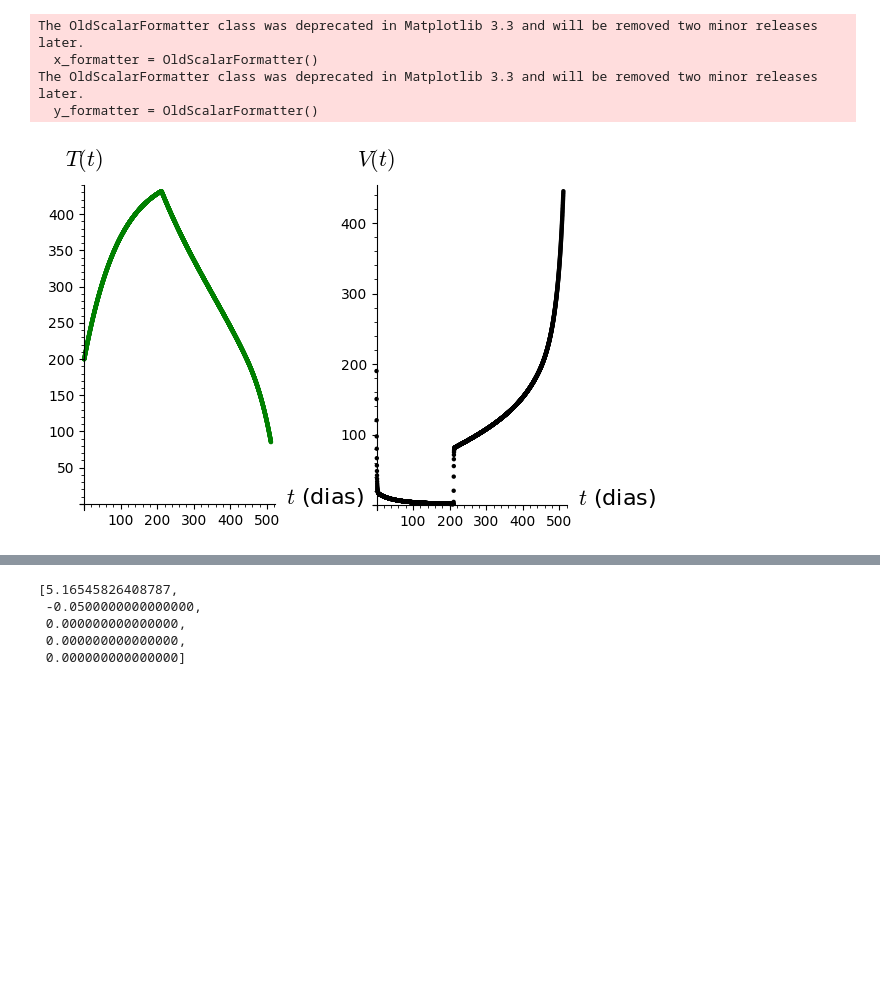
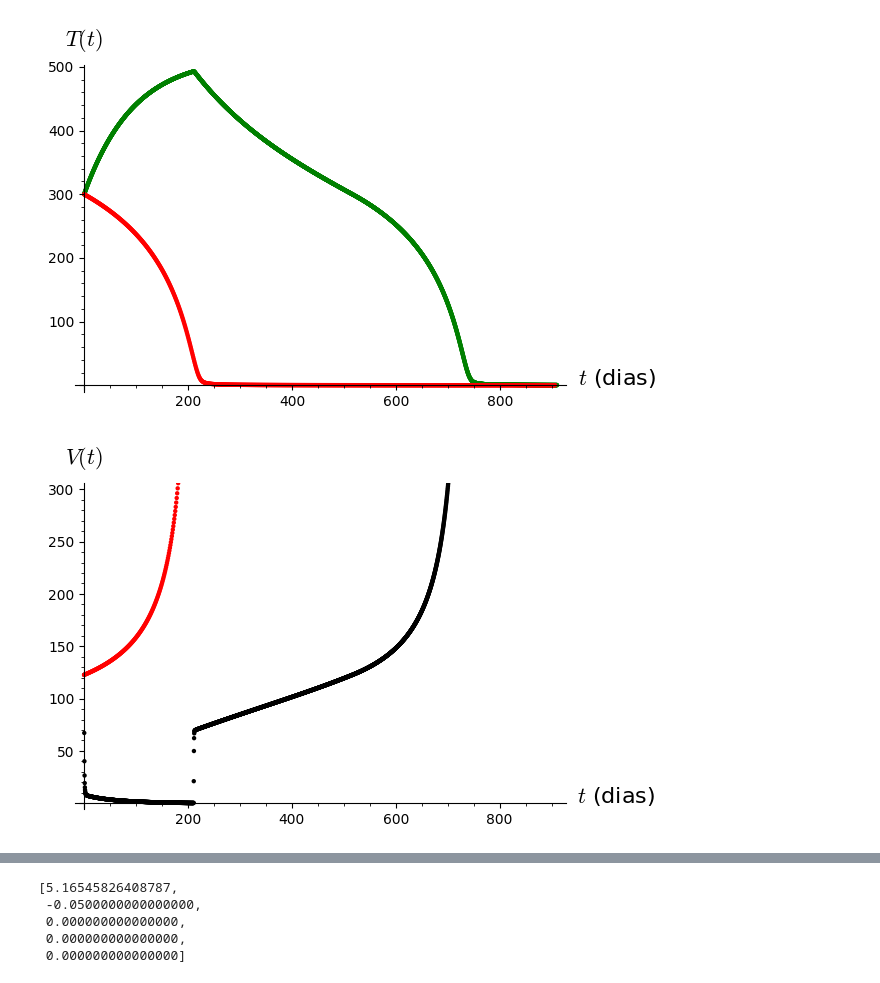
Before and after one commit to julymartins3/Trabalho-Final-MM4, a Jupyter notebook: codigo/HIV-simulations.ipynb, the cells around one changed output, grey strips where cells are left out. Cells and saved outputs as stored; diff of their text form; code cells hidden in the pictures; blank space fills up the shorter version.

```diff
--- a/codigo/HIV-simulations.ipynb
+++ b/codigo/HIV-simulations.ipynb
@@ -105,10 +108,23 @@ def find_T_pos(solution, T):
         if state[0] < T:
             return i
 # %%
-T_trigger = 200 # Treatment starts when T hits T_trigger
+case = 1
+
+if case == 1:
+    T_trigger = 300
+    weeks = 130
+elif case == 2:
+    T_trigger = 500
+    weeks = 270
+elif case == 3:
+    T_trigger = 200
+    weeks = 100
+
+
+
 G_s = 330
-t_max_no_treatment = 7*300
-t_max_from_treatment = 7*73
+t_max_no_treatment = 7*400
+t_max_from_treatment = 7*weeks
 n_points = 3000
 
 
@@ -142,9 +158,9 @@ S_t_0 = S(init_V_s, 55.0) # B_s = 55.0
 #              )
 
 
-2.3233e-4
+2.32e-4
 # Values for new parameters desinged to fit article plots
-new_params = (2.285e-4, # k_r
+new_params = (2.32e-4, # k_r
               0.9995 * G_s, # G_r
               0.999, # q
               0.9, # mu
@@ -164,20 +180,23 @@ Solver_with_treatment.ode_solve(y_0 = [init_T, init_T_s, 0.0, init_V_s, 0.0], t_
 # %%
 # Solver_with_treatment.plot_solution(i=0, color="green", axes_labels=["$t$", "$T(t)$"])#, ymin=0, ymax=ymax)
 # Solver_with_treatment.plot_solution(i=3, color="red", axes_labels=["$t$", "$V_s(t)$"])#, ymin=0, ymax=ymax)
 # Solver_with_treatment.plot_solution(i=4, color="black", axes_labels=["$t$", "$V_r(t)$"])#, ymin=0, ymax=ymax)
 # Solver_with_treatment.plot_solution(i=1, color="purple", axes_labels=["$t$", "$T_s(t)$"])#, ymin=0, ymax=ymax)
 # Solver_with_treatment.plot_solution(i=2, color="orange", axes_labels=["$t$", "$T_r(t)$"])#, ymin=0, ymax=ymax)
-V_plot = list_plot([(state[0], state[1][3] + state[1][4]) for state in Solver_with_treatment.solution], color = "black", axes_labels=["$t$ (dias)", "$V(t)$"])
-T_plot = list_plot([(state[0], state[1][0]) for state in Solver_with_treatment.solution], color = "green", axes_labels=["$t$ (dias)", "$T(t)$"], ymin=0)#, ymax=1100, title=f"Infecção com $G_s$ = {int(G_s)}")
-ga = graphics_array((T_plot, V_plot))
-ga.save(f"./start_treatment_at_T_{T_trigger}.pdf", figsize=[9, 3])#, title=f"Infecção com $G_s$ = {int(G_s)}")
-ga.show()
+T_plot = list_plot([(state[0], state[1][0]) for state in Solver_with_treatment.solution], color = "green", axes_labels=["$t$ (dias)", "$T(t)$"], ymin=0)
+V_plot = list_plot([(state[0], state[1][3] + state[1][4]) for state in Solver_with_treatment.solution], color = "black", axes_labels=["$t$ (dias)", "$V(t)$"], ymax=300)
+no_treat_T_plot = list_plot([(state[0] - t_0, state[1][0]) for state in Solver_no_treatment.solution[final_state:] if state[0] < t_0 + t_max_from_treatment], color="red")
+no_treat_V_plot = list_plot([(state[0] - t_0, state[1][2]) for state in Solver_no_treatment.solution[final_state:] if state[0] < t_0 + t_max_from_treatment], color="red")
+show(T_plot + no_treat_T_plot)
+show(V_plot + no_treat_V_plot)
+# show(no_treat_T_plot)
+# show(no_treat_V_plot)
+# ga = graphics_array((T_plot, V_plot))
+# ga.save(f"./start_treatment_at_T_{T_trigger}.pdf", figsize=[9, 3])#, title=f"Infecção com $G_s$ = {int(G_s)}")
+# ga.show()
 # %% [output]
-The OldScalarFormatter class was deprecated in Matplotlib 3.3 and will be removed two minor releases later.
-  x_formatter = OldScalarFormatter()
-The OldScalarFormatter class was deprecated in Matplotlib 3.3 and will be removed two minor releases later.
-  y_formatter = OldScalarFormatter()
-[figure, old version]
+[figure, new version]
+[figure, added]
 # %%
 Solver_with_treatment.solution
 # %% [output]
```
Also changed, not shown: parts of 4 cells of this notebook, 4 other files.
